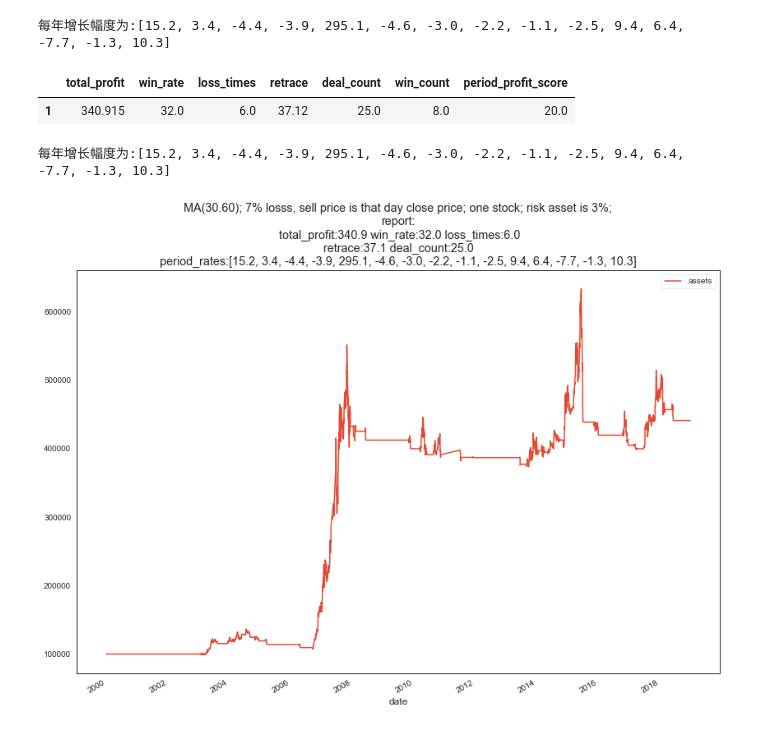
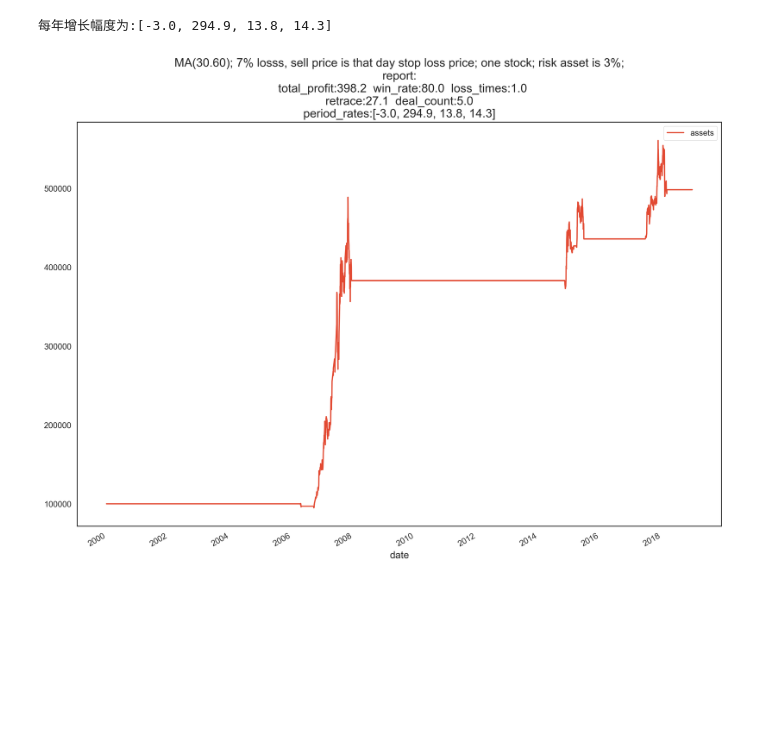
Before and after one commit to mojia/rocket, a Jupyter notebook: test_OperationRegression.ipynb, the cells around one changed output. Cells and saved outputs as stored; diff of their text form; code cells hidden in the pictures; blank space fills up the shorter version.

```diff
--- a/test_OperationRegression.ipynb
+++ b/test_OperationRegression.ipynb
@@ -11,10 +11,11 @@ from pandas.tools.plotting import scatter_matrix
 
 %matplotlib inline
 mpl.style.use('ggplot')
+plt.rcParams['savefig.dpi'] = 300 #图片像素
+plt.rcParams['figure.dpi'] = 300 #分辨率
 sns.set_style('white')
 
-symbols = get_symbols(scale=2)
-regression = OperationRegression(symbols, '2000-01-01','2019-01-01', short=30, mid=60)
+regression = OperationRegression(4,'2000-01-01','2019-01-01', short=30, mid=60)
 regression.run()
 
 operations = regression.get_operations()
@@ -57,14 +27,10 @@ start to run operation regression...
 # %%
 part_report = regression.report()
 part_report
-# %% [output]
-每年增长幅度为:[15.2, 3.4, -4.4, -3.9, 295.1, -4.6, -3.0, -2.2, -1.1, -2.5, 9.4, 6.4, -7.7, -1.3, 10.3]
-|  | total_profit | win_rate | loss_times | retrace | deal_count | win_count | period_profit_score |
-| 1 | 340.915 | 32.0 | 6.0 | 37.12 | 25.0 | 8.0 | 20.0 |
 # %%
-title='MA(30.60); 7% losss, sell price is that day close price; one stock; risk asset is 3%;\n'
+title='MA(30.60); 7% losss, sell price is that day stop loss price; one stock; risk asset is 3%;\n'
 regression.draw_asset(title)
 # %% [output]
-每年增长幅度为:[15.2, 3.4, -4.4, -3.9, 295.1, -4.6, -3.0, -2.2, -1.1, -2.5, 9.4, 6.4, -7.7, -1.3, 10.3]
+每年增长幅度为:[-3.0, 294.9, 13.8, 14.3]
-[figure, old version]
+[figure, new version]
 # %%
```
Also changed, not shown: parts of 2 cells of this notebook, 4 other files.
